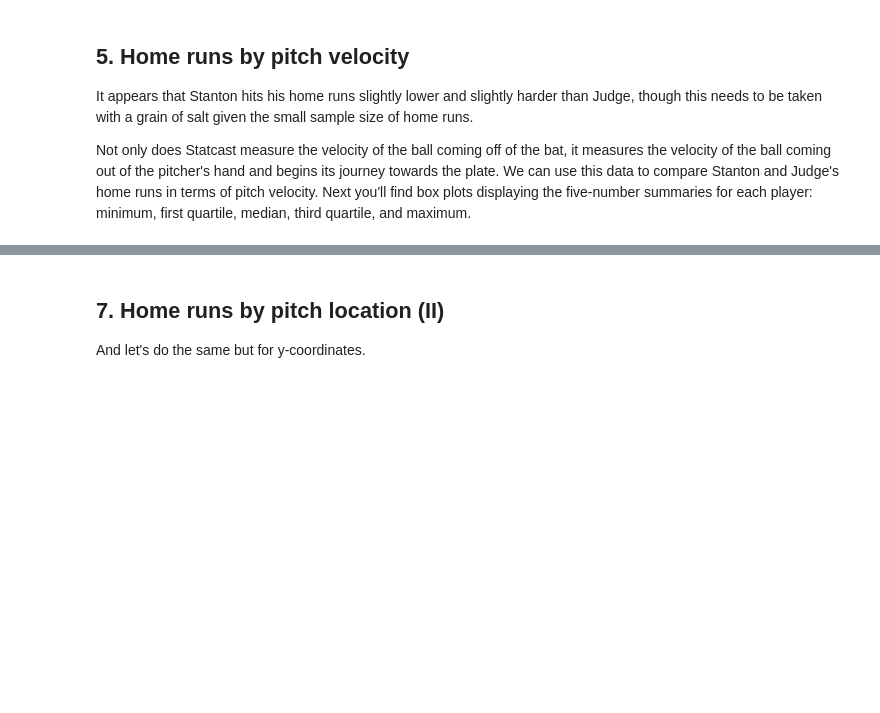
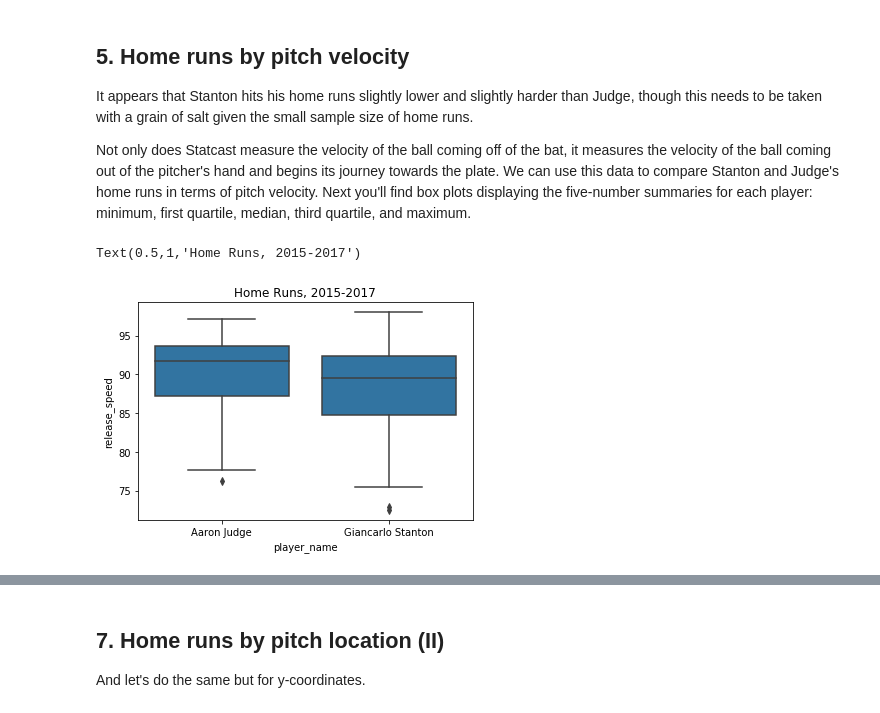
Before and after one commit to ArthurEzenwanne/data-projects, a Jupyter notebook: Baseball_Era_Data_Analysis/baseball_era_data_analysis.ipynb, the cells around one changed output, grey strips where cells are left out. Drawn from its saved outputs; the diff is of its cells as text; code cells hidden in the pictures; blank space fills up the shorter version.

```diff
--- a/Baseball_Era_Data_Analysis/baseball_era_data_analysis.ipynb
+++ b/Baseball_Era_Data_Analysis/baseball_era_data_analysis.ipynb
@@ -102,10 +133,14 @@ SyntaxError: invalid syntax (<ipython-input-4-575d2ea26b67>, line 8)
 <p>Not only does Statcast measure the velocity of the ball coming off of the bat, it measures the velocity of the ball coming out of the pitcher's hand and begins its journey towards the plate. We can use this data to compare Stanton and Judge's home runs in terms of pitch velocity. Next you'll find box plots displaying the five-number summaries for each player: minimum, first quartile, median, third quartile, and maximum.</p>
 # %%
 # Combine the Judge and Stanton home run DataFrames for easy boxplot plotting
-judge_stanton_hr = ...
+#print(judge_hr.head())
+judge_stanton_hr = pd.concat([judge_hr, stanton_hr])
 
 # Create a boxplot that describes the pitch velocity of each player's home runs
-sns.boxplot(...).set_title('Home Runs, 2015-2017')
+sns.boxplot('player_name', 'release_speed', data=judge_stanton_hr, color='tab:blue').set_title('Home Runs, 2015-2017')
+# %% [output]
+Text(0.5,1,'Home Runs, 2015-2017')
+[figure, added]
 # %% [markdown]
 ## 6. Home runs by pitch location (I)
 <p>So Judge appears to hit his home runs off of faster pitches than Stanton. We might call Judge a fastball hitter. Stanton appears agnostic to pitch speed and likely pitch movement since slower pitches (e.g. curveballs, sliders, and changeups) tend to have more break. Statcast <em>does</em> track pitch movement and type but let's move on to something else: <strong>pitch location</strong>. Statcast tracks the zone the pitch is in when it crosses the plate. The zone numbering looks like this (from the catcher's point of view):</p>
```
Also changed, not shown: parts of 7 cells of this notebook.
